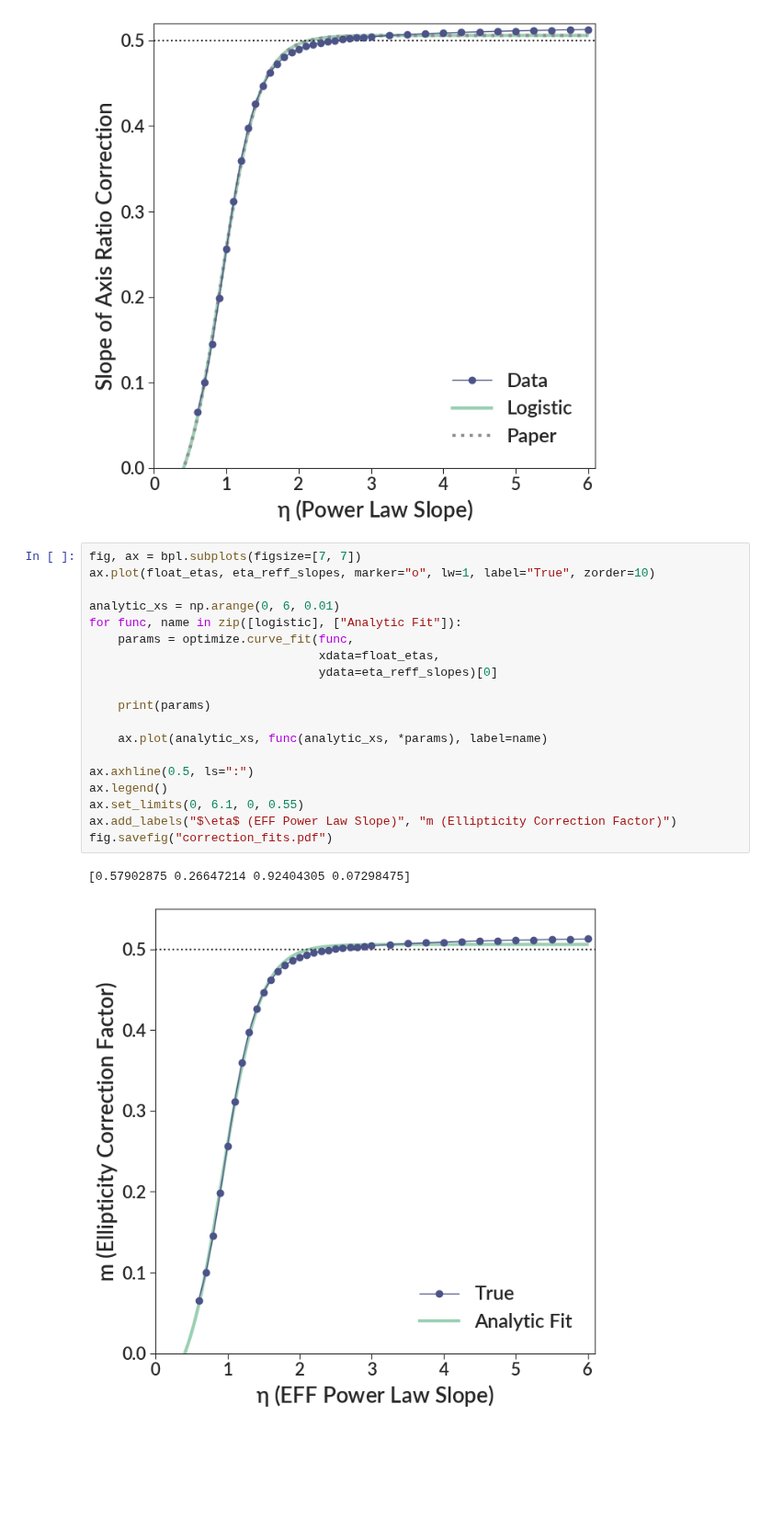
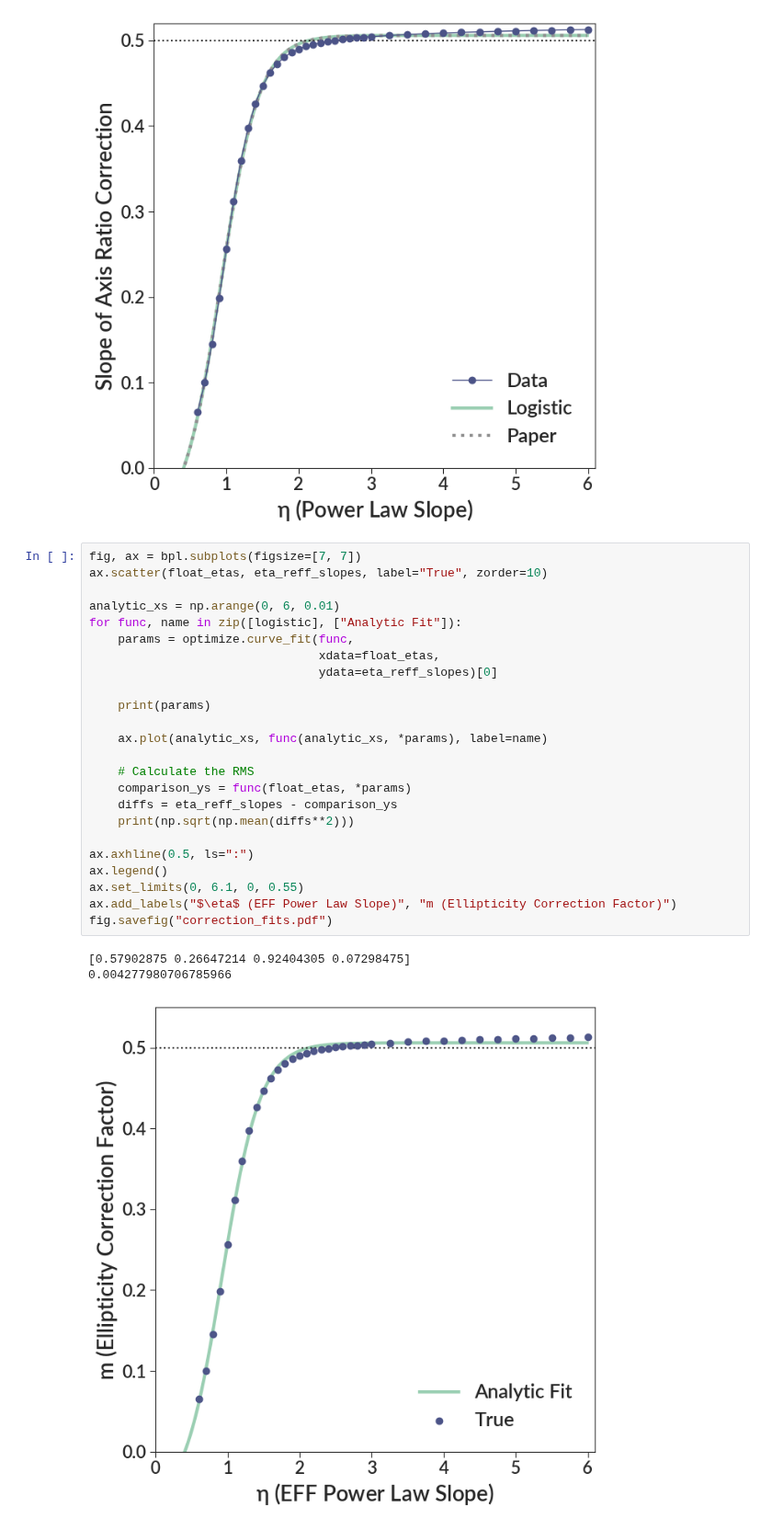
Before and after one commit to gillenbrown/LEGUS-sizes, a Jupyter notebook: testing/ellipticity.ipynb, the cells around one changed output. Shown at 92% size. Cells and saved outputs as stored; diff of their text form; blank space fills up the shorter version.

```diff
--- a/testing/ellipticity.ipynb
+++ b/testing/ellipticity.ipynb
@@ -303,23 +303,29 @@ ax.add_labels("$\eta$ (Power Law Slope)", "Slope of Axis Ratio Correction")
 [figure]
 # %%
 fig, ax = bpl.subplots(figsize=[7, 7])
-ax.plot(float_etas, eta_reff_slopes, marker="o", lw=1, label="True", zorder=10)
+ax.scatter(float_etas, eta_reff_slopes, label="True", zorder=10)
 
 analytic_xs = np.arange(0, 6, 0.01)
 for func, name in zip([logistic], ["Analytic Fit"]):
     params = optimize.curve_fit(func,
                                 xdata=float_etas,
                                 ydata=eta_reff_slopes)[0]
 
     print(params)
 
     ax.plot(analytic_xs, func(analytic_xs, *params), label=name)
 
+    # Calculate the RMS
+    comparison_ys = func(float_etas, *params)
+    diffs = eta_reff_slopes - comparison_ys
+    print(np.sqrt(np.mean(diffs**2)))
+
 ax.axhline(0.5, ls=":")
 ax.legend()
 ax.set_limits(0, 6.1, 0, 0.55)
 ax.add_labels("$\eta$ (EFF Power Law Slope)", "m (Ellipticity Correction Factor)")
 fig.savefig("correction_fits.pdf")
 # %% [output]
 [0.57902875 0.26647214 0.92404305 0.07298475]
+0.004277980706785966
-[figure, old version]
+[figure, new version]
```
Also changed, not shown: parts of 2 cells of this notebook, 1 other file.
